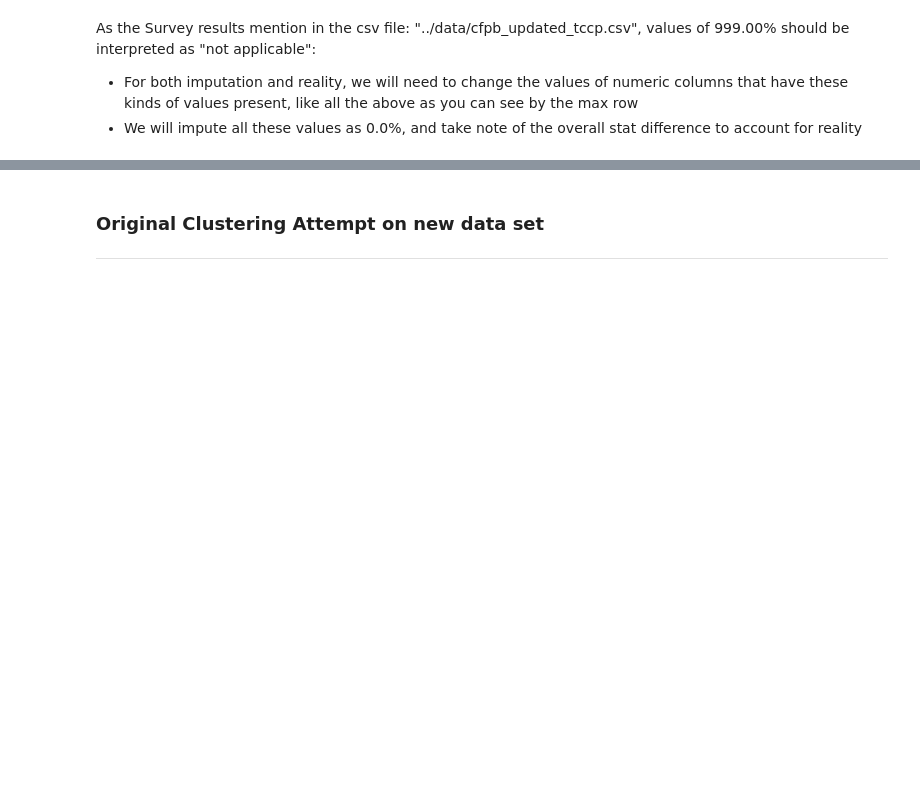
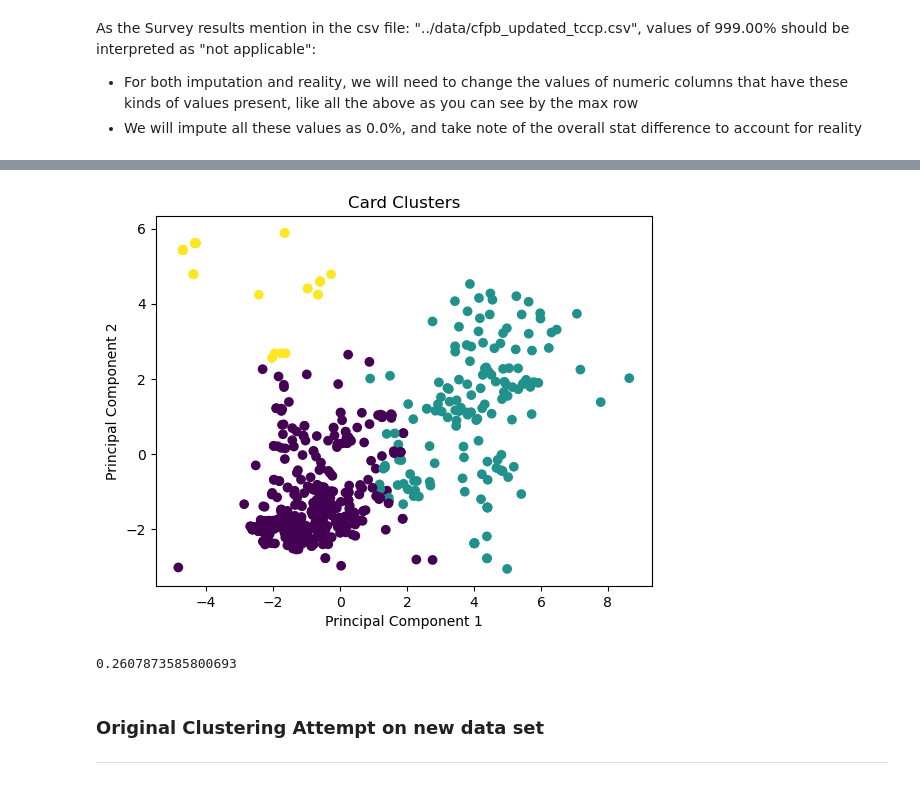
Before and after one commit to DanielGroneberg/TOP_project, a Jupyter notebook: code/CFPB_Updated_Data.ipynb, the cells around one changed output, grey strips where cells are left out. Drawn from its saved outputs; the diff is of its cells as text; code cells hidden in the pictures; blank space fills up the shorter version.

```diff
--- a/code/CFPB_Updated_Data.ipynb
+++ b/code/CFPB_Updated_Data.ipynb
@@ -1066,0 +1392,16 @@ from sklearn.decomposition import PCA
+# %%
+kmeans2 = KMeans(n_clusters=3, random_state=42)
+# %%
+df_to_cluster["cluster"] = kmeans2.fit_predict(data_scaled)
+# %%
+pca = PCA(n_components=2)
+# %%
+data_2d = pca.fit_transform(data_scaled)
+# %%
+plt.scatter(data_2d[:, 0], data_2d[:, 1], c=df_to_cluster['cluster'], cmap='viridis')
+plt.title('Card Clusters')
+plt.xlabel('Principal Component 1')
+plt.ylabel('Principal Component 2')
+plt.show()
+# %% [output]
+[figure, added]
@@ -1067,3 +1410,7 @@ from sklearn.decomposition import PCA
+# %%
+sil
+# %% [output]
+0.2607873585800693
 # %% [markdown]
 ### Original Clustering Attempt on new data set
 ---
```
Also changed, not shown: parts of 99 cells of this notebook.
